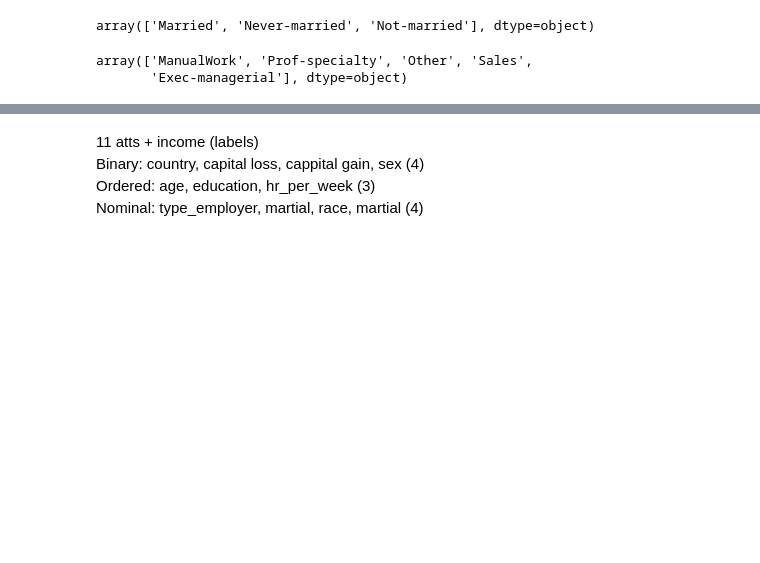
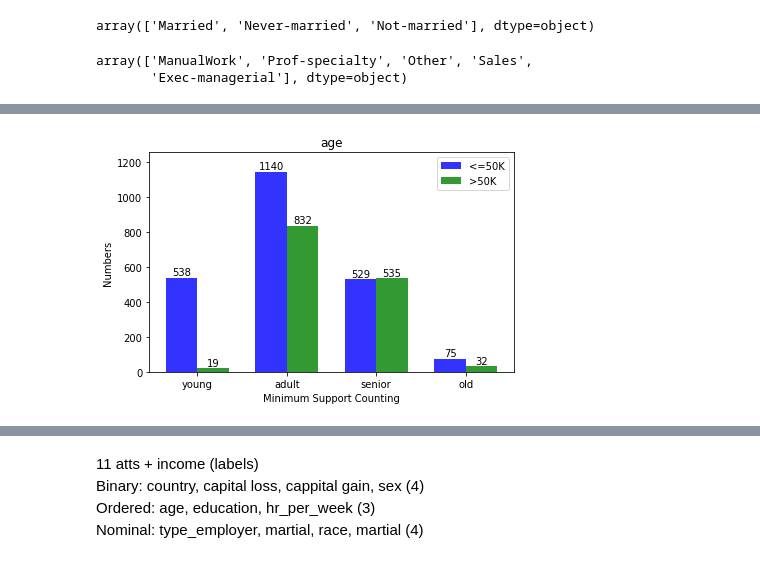
Before and after one commit to CuongNN218/DecisionTree, a Jupyter notebook: preprocessing.ipynb, the cells around one changed output, grey strips where cells are left out. Saved outputs shown, nothing was run; the diff lists cells and outputs as text; code cells hidden in the pictures; blank space fills up the shorter version.

Commit message:
fix bug in spliting tree in notebook and add data visualization

```diff
--- a/preprocessing.ipynb
+++ b/preprocessing.ipynb
@@ -266,5 +277,3 @@ filtered_df.occupation.unique()
 # %% [output]
 array(['ManualWork', 'Prof-specialty', 'Other', 'Sales',
        'Exec-managerial'], dtype=object)
-# %%
-a = filtered_df.iloc[:, -1:].mode()['income'][0]
@@ -287,2 +279,0 @@ dtype: int64
-# %%
-a = filtered_df.iloc[:, -1:].mode()['income'][0]
@@ -292,0 +354,4 @@ a
+# %%
+plot_bar_chart(filtered_df, 'age')
+# %% [output]
+[figure, added]
```
Also changed, not shown: parts of 30 cells of this notebook.
